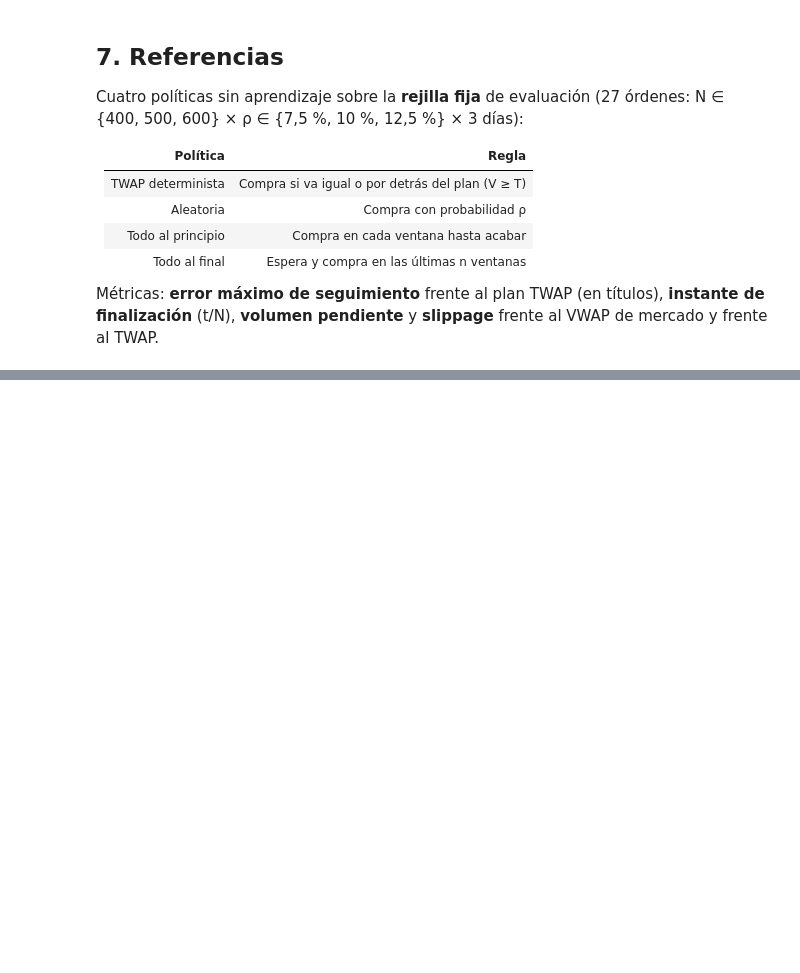
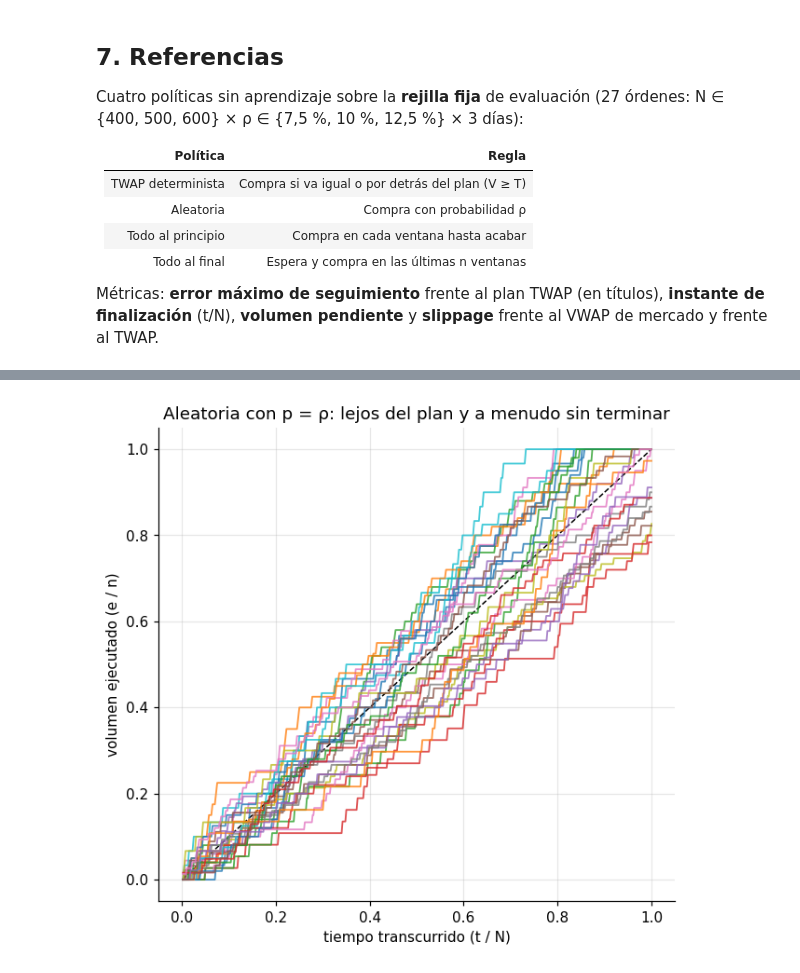
Before and after one commit to Romequinco/rl-execution-agents, a Jupyter notebook: notebooks/00_datos_y_entorno.ipynb, the cells around one changed output, grey strips where cells are left out. Cells and saved outputs as stored; diff of their text form; code cells hidden in the pictures; blank space fills up the shorter version.

```diff
--- a/notebooks/00_datos_y_entorno.ipynb
+++ b/notebooks/00_datos_y_entorno.ipynb
@@ -267,9 +344,11 @@ pl.plot_results(env, title=f"TWAP determinista · N = {cfg['n_bins']}, n = {cfg[
 # %%
 envs = []
 for cfg in GRID:
     e = BestExecutionEnv(train, seed=0); rnd = POLICIES["aleatoria (p = ρ)"]; rnd.env = e
     pr.run_episode(e, rnd, cfg); envs.append(e)
-pl.plot_trajectories(envs, title="Aleatoria con p = ρ: completa la orden, pero lejos del plan", save="00_random_trayectorias");
+pl.plot_trajectories(envs, title="Aleatoria con p = ρ: lejos del plan y a menudo sin terminar", save="00_random_trayectorias");
+# %% [output]
+[figure, added]
 # %% [markdown]
 ## 8. Qué nos llevamos para los ejercicios
 
```
Also changed, not shown: parts of 24 cells of this notebook, 9 other files.
